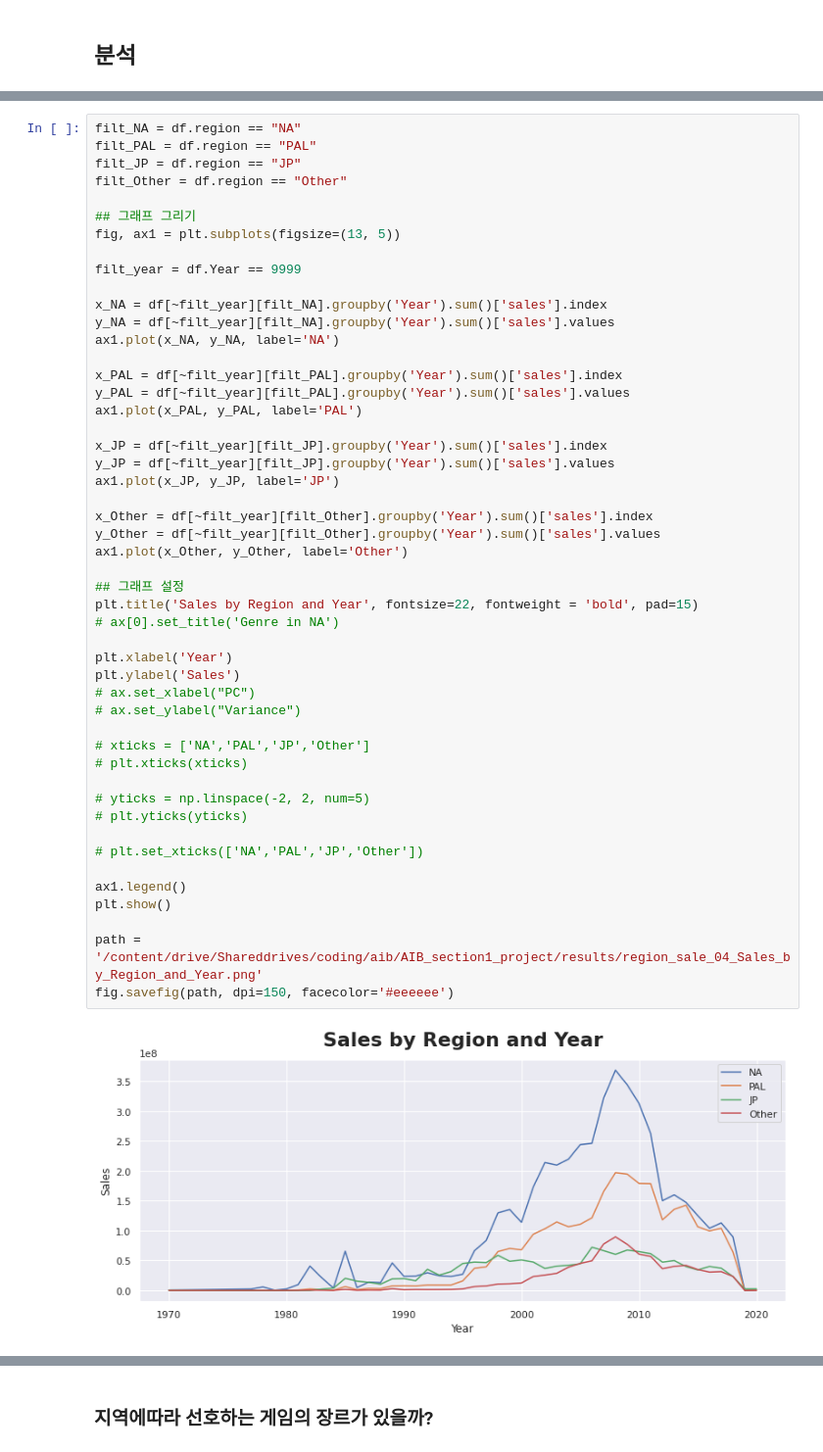
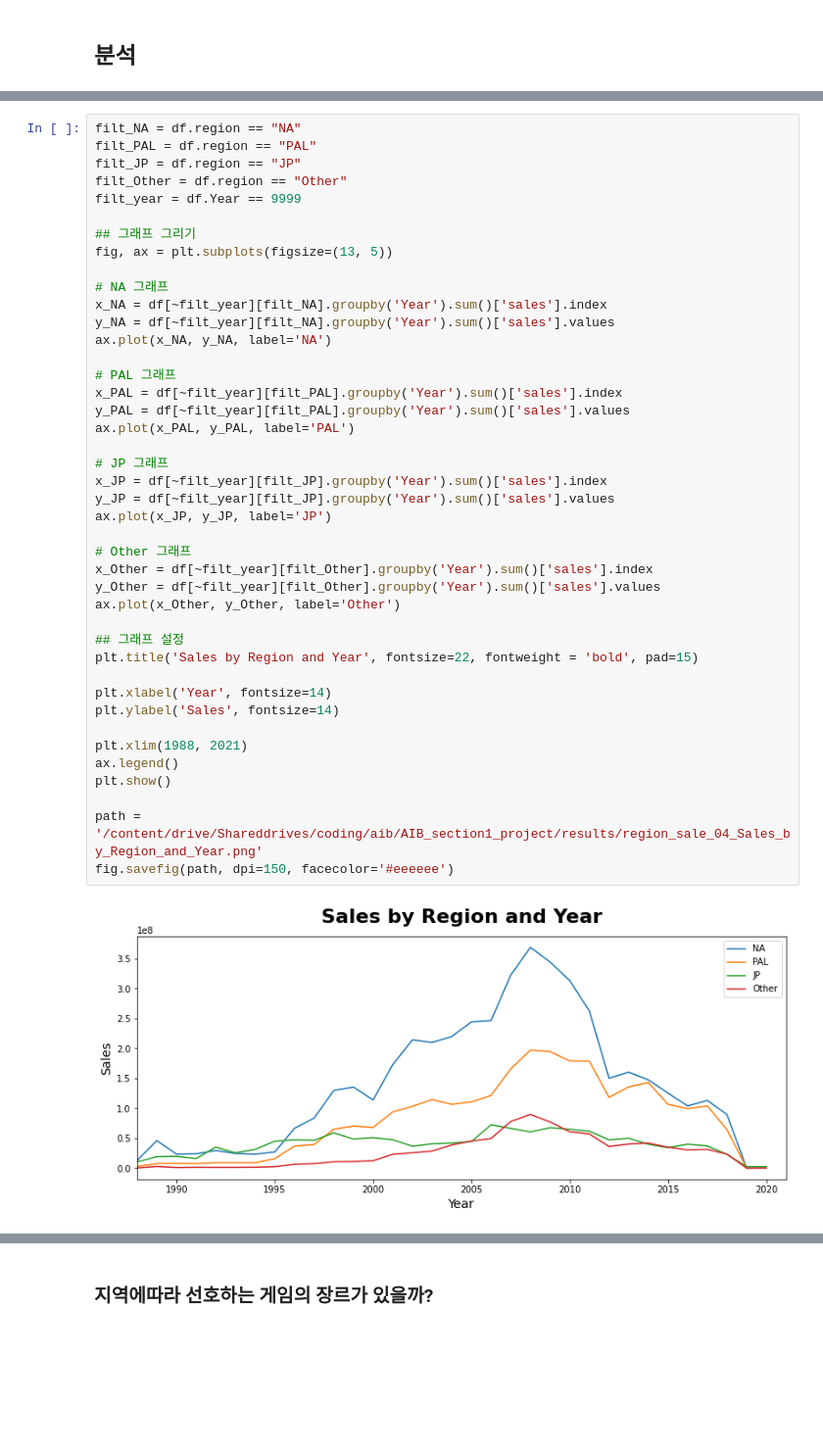
Before and after one commit to leeyeonjun85/AIB_Section_1_Project, a Jupyter notebook: Data_Analysis.ipynb, the cells around one changed output, grey strips where cells are left out. Shown at 98% size. Cells and saved outputs as stored; diff of their text form; blank space fills up the shorter version.

```diff
--- a/Data_Analysis.ipynb
+++ b/Data_Analysis.ipynb
@@ -1716,51 +1501,44 @@ fig.savefig(path, dpi=150, facecolor='#eeeeee')
 # %%
 filt_NA = df.region == "NA"
 filt_PAL = df.region == "PAL"
 filt_JP = df.region == "JP"
 filt_Other = df.region == "Other"
+filt_year = df.Year == 9999
 
 ## 그래프 그리기
-fig, ax1 = plt.subplots(figsize=(13, 5))
+fig, ax = plt.subplots(figsize=(13, 5))
 
-filt_year = df.Year == 9999
-
+# NA 그래프
 x_NA = df[~filt_year][filt_NA].groupby('Year').sum()['sales'].index
 y_NA = df[~filt_year][filt_NA].groupby('Year').sum()['sales'].values
-ax1.plot(x_NA, y_NA, label='NA')
+ax.plot(x_NA, y_NA, label='NA')
 
+# PAL 그래프
 x_PAL = df[~filt_year][filt_PAL].groupby('Year').sum()['sales'].index
 y_PAL = df[~filt_year][filt_PAL].groupby('Year').sum()['sales'].values
-ax1.plot(x_PAL, y_PAL, label='PAL')
+ax.plot(x_PAL, y_PAL, label='PAL')
 
+# JP 그래프
 x_JP = df[~filt_year][filt_JP].groupby('Year').sum()['sales'].index
 y_JP = df[~filt_year][filt_JP].groupby('Year').sum()['sales'].values
-ax1.plot(x_JP, y_JP, label='JP')
+ax.plot(x_JP, y_JP, label='JP')
 
+# Other 그래프
 x_Other = df[~filt_year][filt_Other].groupby('Year').sum()['sales'].index
 y_Other = df[~filt_year][filt_Other].groupby('Year').sum()['sales'].values
-ax1.plot(x_Other, y_Other, label='Other')
+ax.plot(x_Other, y_Other, label='Other')
 
 ## 그래프 설정
 plt.title('Sales by Region and Year', fontsize=22, fontweight = 'bold', pad=15)
-# ax[0].set_title('Genre in NA')
 
-plt.xlabel('Year')
-plt.ylabel('Sales')
-# ax.set_xlabel("PC")
-# ax.set_ylabel("Variance")
+plt.xlabel('Year', fontsize=14)
+plt.ylabel('Sales', fontsize=14)
 
-# xticks = ['NA','PAL','JP','Other']
-# plt.xticks(xticks)
-
-# yticks = np.linspace(-2, 2, num=5)
-# plt.yticks(yticks)
-
-# plt.set_xticks(['NA','PAL','JP','Other'])
-
-ax1.legend()
+plt.xlim(1988, 2021)
+ax.legend()
 plt.show()
 
 path = '/content/drive/Shareddrives/coding/aib/AIB_section1_project/results/region_sale_04_Sales_by_Region_and_Year.png'
 fig.savefig(path, dpi=150, facecolor='#eeeeee')
 # %% [output]
-[figure, old version]
+[figure, new version]
```
Also changed, not shown: parts of 104 cells of this notebook, 43 other files.
